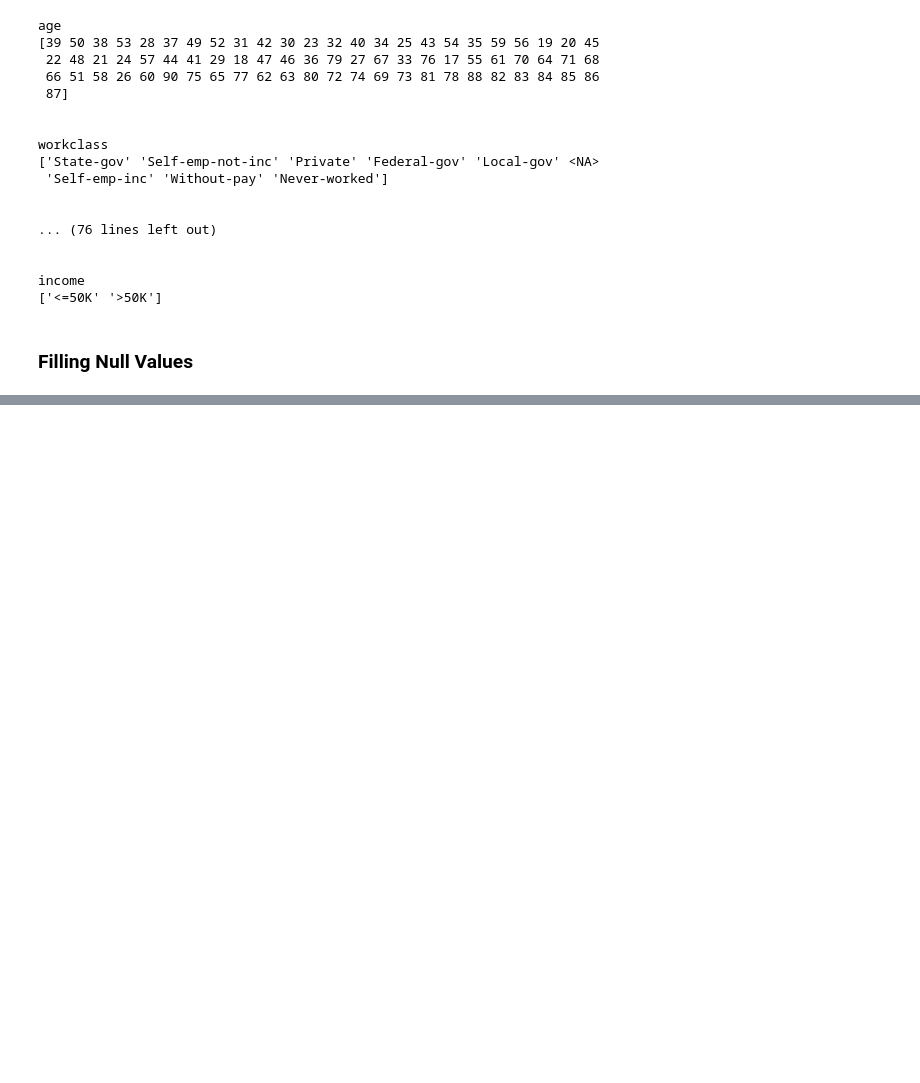
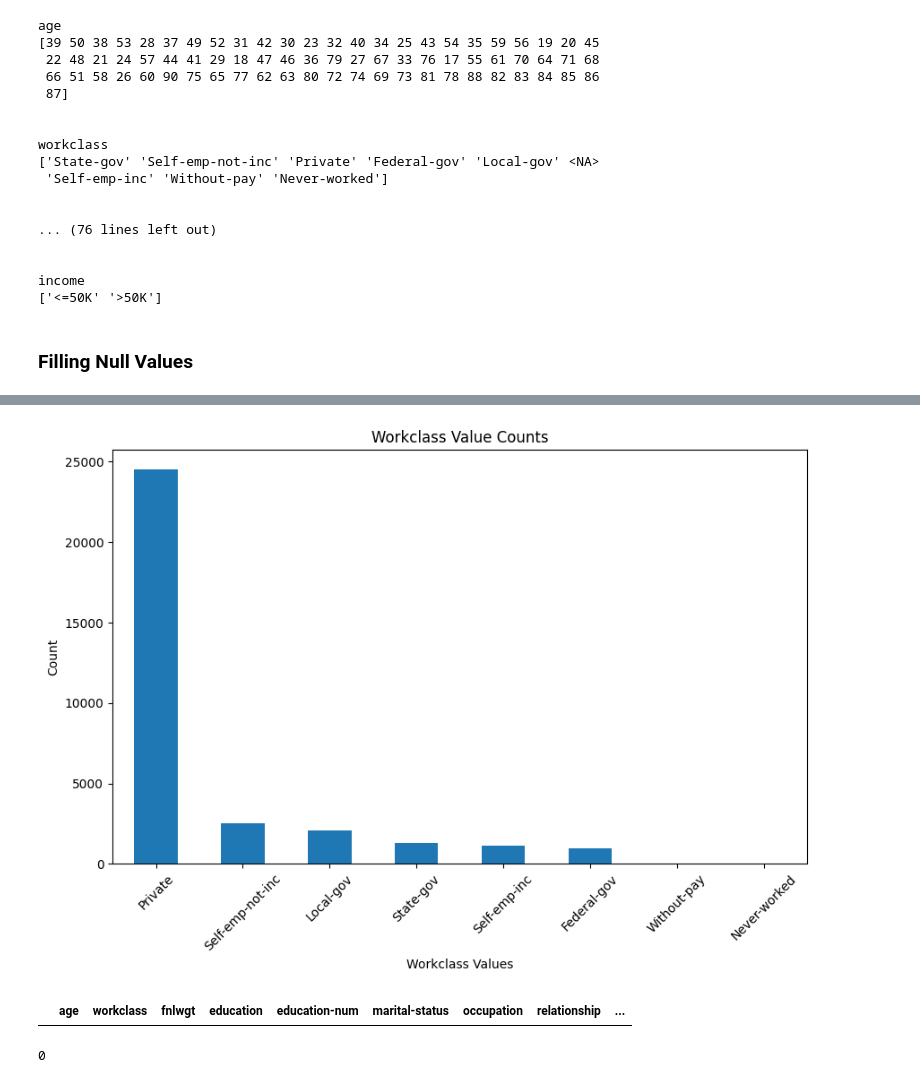
Before and after one commit to VanujaDesilva/IncomePrediction-ML-Models, a Jupyter notebook: Data Pre Processing.ipynb, the cells around one changed output, grey strips where cells are left out. Saved outputs shown, nothing was run; the diff lists cells and outputs as text; code cells hidden in the pictures; blank space fills up the shorter version.

```diff
--- a/Data Pre Processing.ipynb
+++ b/Data Pre Processing.ipynb
@@ -193,0 +308,3 @@ null_values
+# %%
+workclass_mode_value = data['workclass'].mode()[0]
+data['workclass'].fillna(workclass_mode_value, inplace=True)
@@ -193,0 +320,17 @@ null_values
+# %%
+workclass_counts= data["workclass"].value_counts()
+# Plotting the workclass column values and their counts
+plt.figure(figsize=(10, 6))
+workclass_counts.plot(kind='bar')
+plt.title('Workclass Value Counts')
+plt.xlabel('Workclass Values')
+plt.ylabel('Count')
+plt.xticks(rotation=45)  # Rotate x-axis labels for better readability if needed
+plt.show()
+# %% [output]
+[figure, added]
+# %%
+data = data.drop(data[(data['occupation'].isna()) & (data['income'] == '<=50K')].index)
+data[(data['occupation'].isna()) & (data['income'] == '<=50K')]
+# %% [output]
+|  | age | workclass | fnlwgt | education | education-num | marital-status | occupation | relationship | ... |
@@ -193,0 +340,5 @@ null_values
+# %%
+occupation_null_values = data["occupation"].isnull().sum()
+occupation_null_values
+# %% [output]
+0
```
Also changed, not shown: parts of 13 cells of this notebook.
